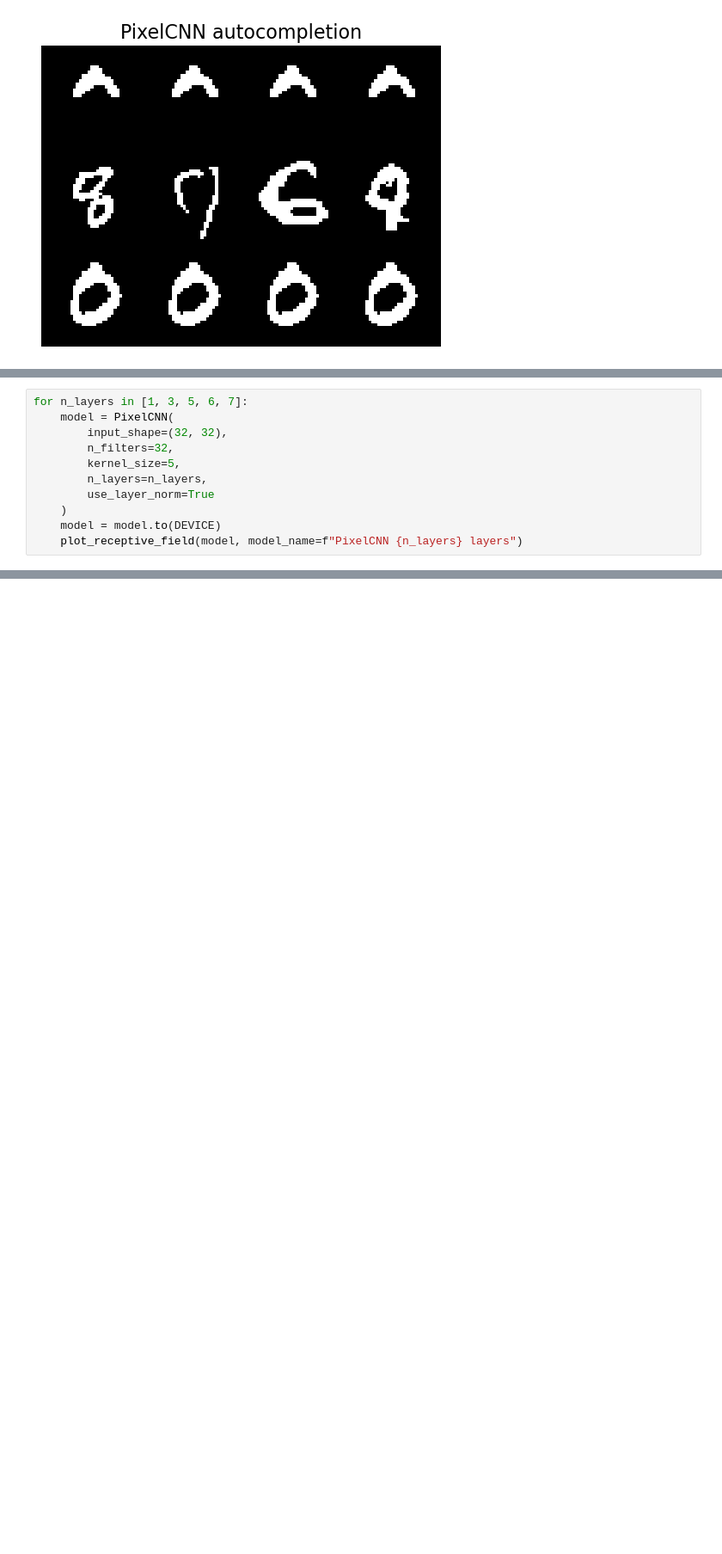
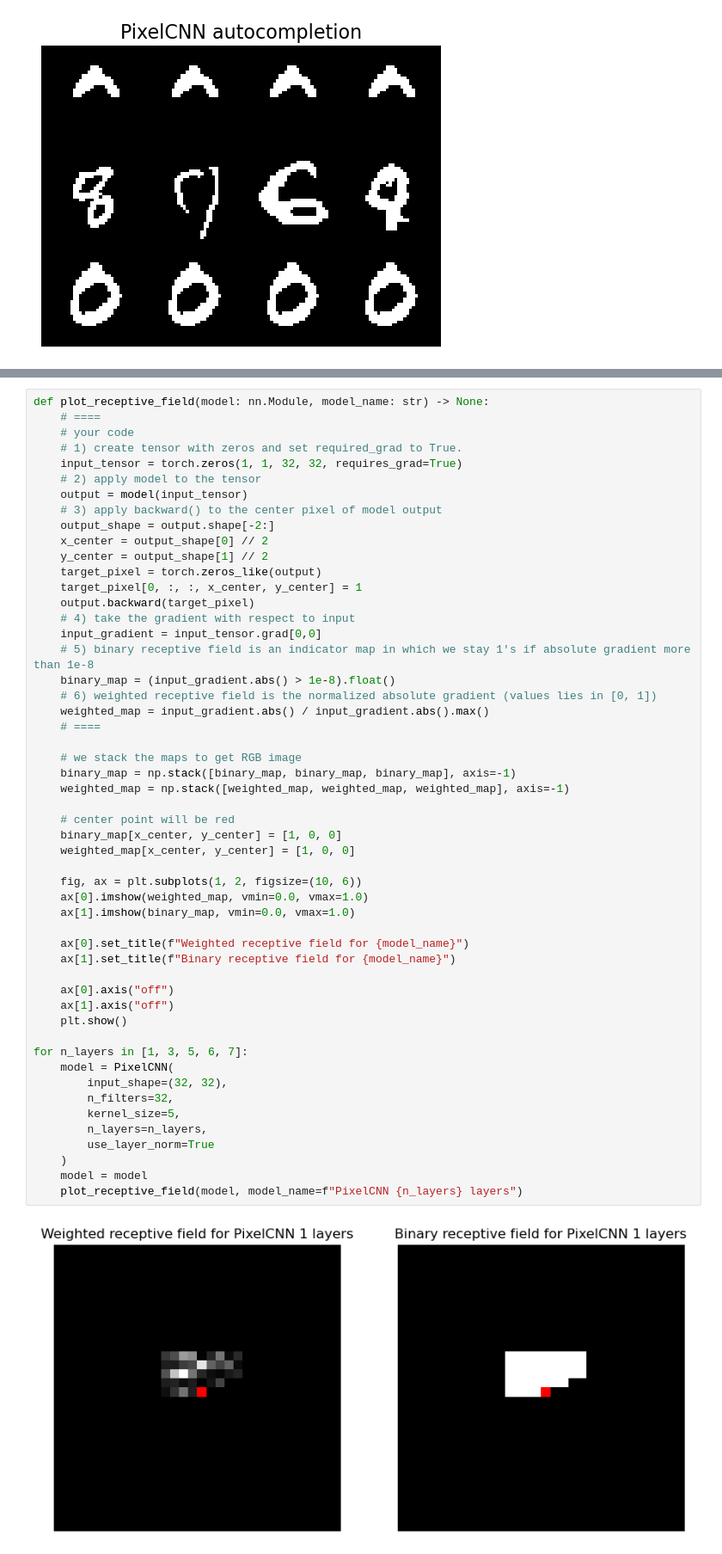
Before and after one commit to collateraris/ML_courses_GenAI_NLP, a Jupyter notebook: scientificProject/GenAI/hw1/hw1.ipynb, the cells around one changed output, grey strips where cells are left out. Shown: that part at 86% size. Saved outputs shown, nothing was run; the diff lists cells and outputs as text; blank space fills up the shorter version.

```diff
--- a/scientificProject/GenAI/hw1/hw1.ipynb
+++ b/scientificProject/GenAI/hw1/hw1.ipynb
@@ -285,11 +243,0 @@ def plot_receptive_field(model: nn.Module, model_name: str) -> None:
-# %%
-for n_layers in [1, 3, 5, 6, 7]:
-    model = PixelCNN(
-        input_shape=(32, 32),
-        n_filters=32,
-        kernel_size=5,
-        n_layers=n_layers,
-        use_layer_norm=True
-    )
-    model = model.to(DEVICE)
-    plot_receptive_field(model, model_name=f"PixelCNN {n_layers} layers")
@@ -297,0 +244,54 @@ RuntimeError: Input type (torch.FloatTensor) and weight type (torch.cuda.FloatTe
+# %%
+def plot_receptive_field(model: nn.Module, model_name: str) -> None:
+    # ====
+    # your code
+    # 1) create tensor with zeros and set required_grad to True.
+    input_tensor = torch.zeros(1, 1, 32, 32, requires_grad=True)
+    # 2) apply model to the tensor
+    output = model(input_tensor)
+    # 3) apply backward() to the center pixel of model output
+    output_shape = output.shape[-2:]
+    x_center = output_shape[0] // 2
+    y_center = output_shape[1] // 2
+    target_pixel = torch.zeros_like(output)
+    target_pixel[0, :, :, x_center, y_center] = 1
+    output.backward(target_pixel)
+    # 4) take the gradient with respect to input
+    input_gradient = input_tensor.grad[0,0]
+    # 5) binary receptive field is an indicator map in which we stay 1's if absolute gradient more than 1e-8
+    binary_map = (input_gradient.abs() > 1e-8).float()
+    # 6) weighted receptive field is the normalized absolute gradient (values lies in [0, 1])
+    weighted_map = input_gradient.abs() / input_gradient.abs().max()
+    # ====
+
+    # we stack the maps to get RGB image
+    binary_map = np.stack([binary_map, binary_map, binary_map], axis=-1)
+    weighted_map = np.stack([weighted_map, weighted_map, weighted_map], axis=-1)
+
+    # center point will be red
+    binary_map[x_center, y_center] = [1, 0, 0]
+    weighted_map[x_center, y_center] = [1, 0, 0]
+
+    fig, ax = plt.subplots(1, 2, figsize=(10, 6))
+    ax[0].imshow(weighted_map, vmin=0.0, vmax=1.0)
+    ax[1].imshow(binary_map, vmin=0.0, vmax=1.0)
+
+    ax[0].set_title(f"Weighted receptive field for {model_name}")
+    ax[1].set_title(f"Binary receptive field for {model_name}")
+
+    ax[0].axis("off")
+    ax[1].axis("off")
+    plt.show()
+
+for n_layers in [1, 3, 5, 6, 7]:
+    model = PixelCNN(
+        input_shape=(32, 32),
+        n_filters=32,
+        kernel_size=5,
+        n_layers=n_layers,
+        use_layer_norm=True
+    )
+    model = model
+    plot_receptive_field(model, model_name=f"PixelCNN {n_layers} layers")
+# %% [output]
+[figure, added]
```
Also changed, not shown: parts of 3 cells of this notebook.
